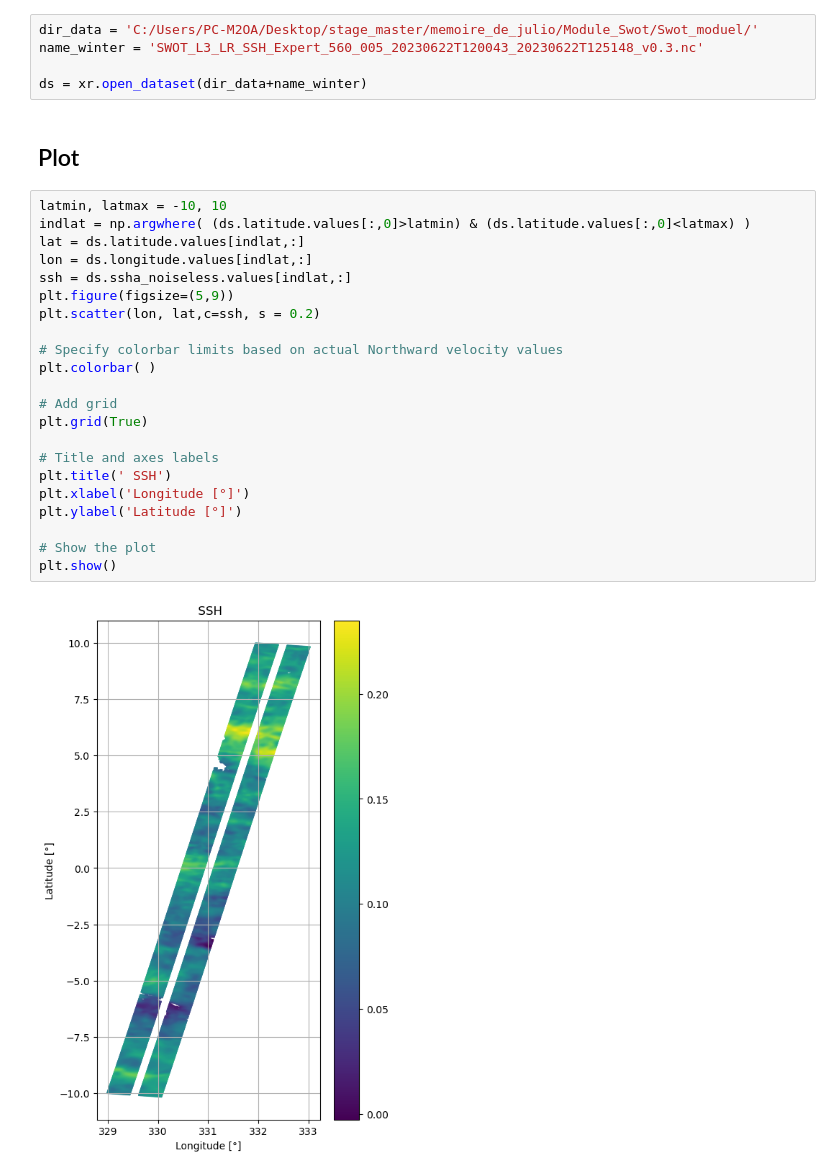
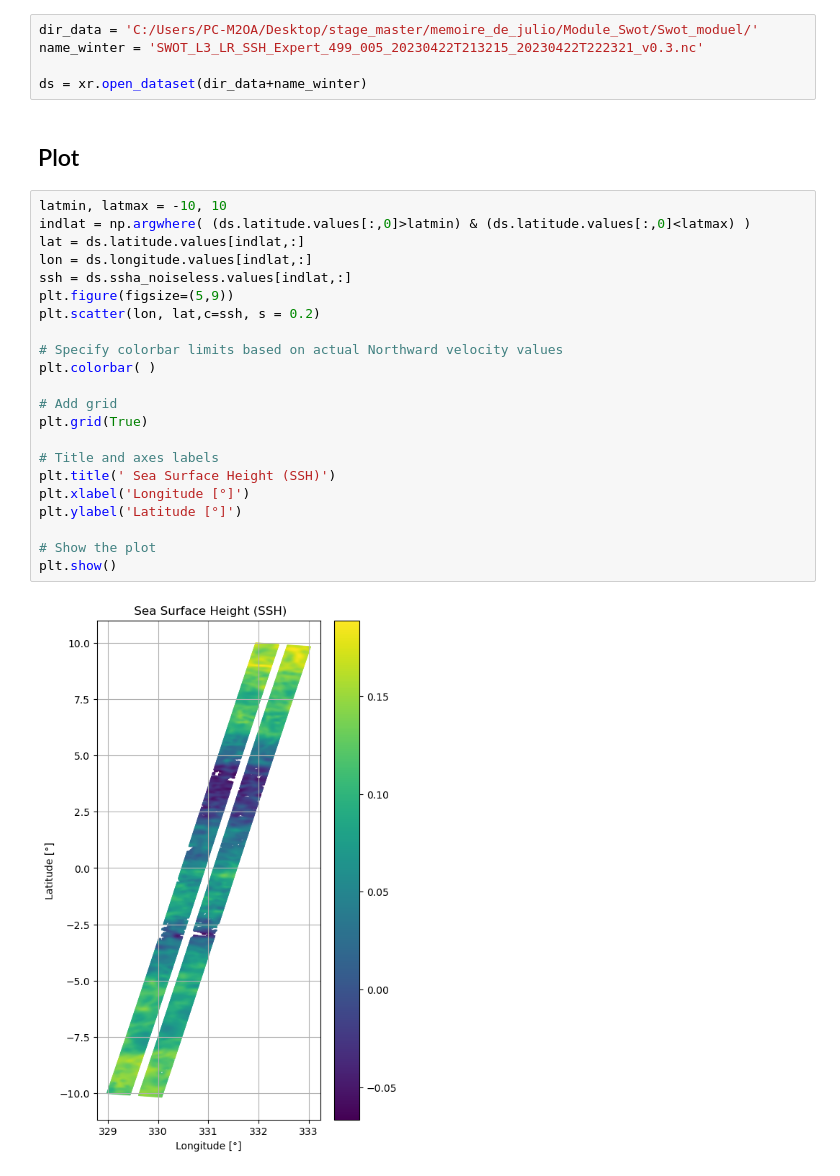
Before and after one commit to Julio-Leonel-Donfack/Courants-Derivants-Cmems, a Jupyter notebook: Module_Swot/5-working-with-2D-ocean-fields_pb-checkpoint.ipynb, the cells around one changed output. Saved outputs shown, nothing was run; the diff lists cells and outputs as text.

```diff
--- a/Module_Swot/5-working-with-2D-ocean-fields_pb-checkpoint.ipynb
+++ b/Module_Swot/5-working-with-2D-ocean-fields_pb-checkpoint.ipynb
@@ -39,7 +38,7 @@ import utils as ut
 ## File location and name
 # %%
 dir_data = 'C:/Users/PC-M2OA/Desktop/stage_master/memoire_de_julio/Module_Swot/Swot_moduel/'
-name_winter = 'SWOT_L3_LR_SSH_Expert_560_005_20230622T120043_20230622T125148_v0.3.nc'
+name_winter = 'SWOT_L3_LR_SSH_Expert_499_005_20230422T213215_20230422T222321_v0.3.nc'
 
 ds = xr.open_dataset(dir_data+name_winter)
 # %% [markdown]
@@ -47,24 +46,24 @@ ds = xr.open_dataset(dir_data+name_winter)
 # %%
 latmin, latmax = -10, 10
 indlat = np.argwhere( (ds.latitude.values[:,0]>latmin) & (ds.latitude.values[:,0]<latmax) )
 lat = ds.latitude.values[indlat,:]
 lon = ds.longitude.values[indlat,:]
 ssh = ds.ssha_noiseless.values[indlat,:]
 plt.figure(figsize=(5,9))
 plt.scatter(lon, lat,c=ssh, s = 0.2)
 
 # Specify colorbar limits based on actual Northward velocity values
 plt.colorbar( )
 
 # Add grid
 plt.grid(True)
 
 # Title and axes labels
-plt.title(' SSH')
+plt.title(' Sea Surface Height (SSH)')
 plt.xlabel('Longitude [°]')
 plt.ylabel('Latitude [°]')
 
 # Show the plot
 plt.show()
 # %% [output]
-[figure, old version]
+[figure, new version]
```
Also changed, not shown: parts of 4 cells of this notebook.
